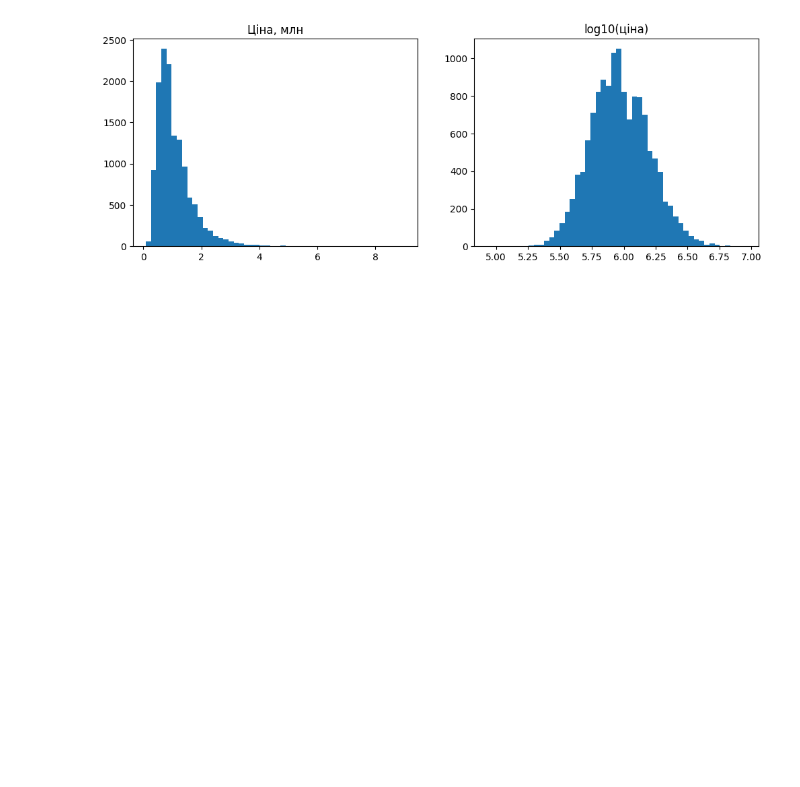
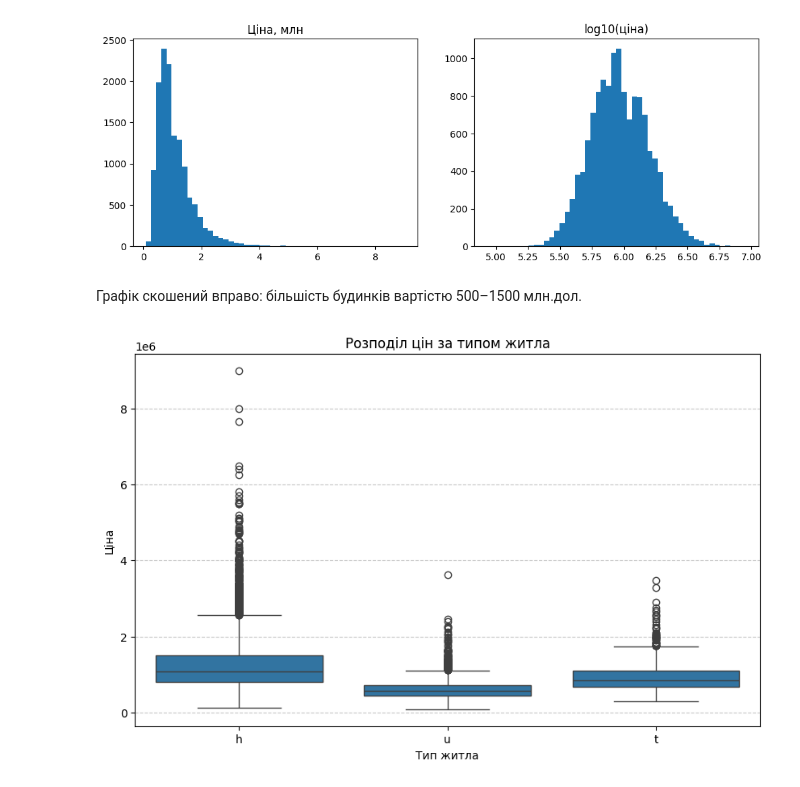
Before and after one commit to Olga-Lyt/melbourne-housing-DTA, a Jupyter notebook: notebooks/melbourne_housing.ipynb, the cells around one changed output. Saved outputs shown, nothing was run; the diff lists cells and outputs as text; code cells hidden in the pictures; blank space fills up the shorter version.

```diff
--- a/notebooks/melbourne_housing.ipynb
+++ b/notebooks/melbourne_housing.ipynb
@@ -185 +185,14 @@ df.dtypes
 dtype: object
+# %%
+# Заміна нульових значень пропусками та перевірка
+for col in ['landsize', 'building_area', 'year_built', 'council_area']:
+    df.loc[df[col] == 0, col] = np.nan
+
+print("Missing values:\n")
+missing = df.isnull().sum()
+missing_pct = (missing / len(df) * 100).round(1)
+missing_report = pd.DataFrame({
+    'count': missing,
+    '%': missing_pct
+})
+missing_report[missing_report['count'] > 0]
@@ -185,0 +207,4 @@ dtype: object
+# %%
+# Заміна неможливих значень року побудови пропусками
+df.loc[df['year_built'] < 1840, 'year_built'] = np.nan
+df.describe()
@@ -201,2 +241,16 @@ dtype: object
 # %% [output]
 [figure]
+# %% [markdown]
+Графік скошений вправо: більшість будинків вартістю 500–1500 млн.дол.
+# %%
+# Розподіл цін за типом житла
+import seaborn as sns
+plt.figure(figsize=(10, 6))
+sns.boxplot(x='type', y='price', data=df)
+plt.title('Розподіл цін за типом житла')
+plt.xlabel('Тип житла')
+plt.ylabel('Ціна')
+plt.grid(axis='y', linestyle='--', alpha=0.7)
+plt.show()
+# %% [output]
+[figure, added]
```
Also changed, not shown: parts of 10 cells of this notebook.
